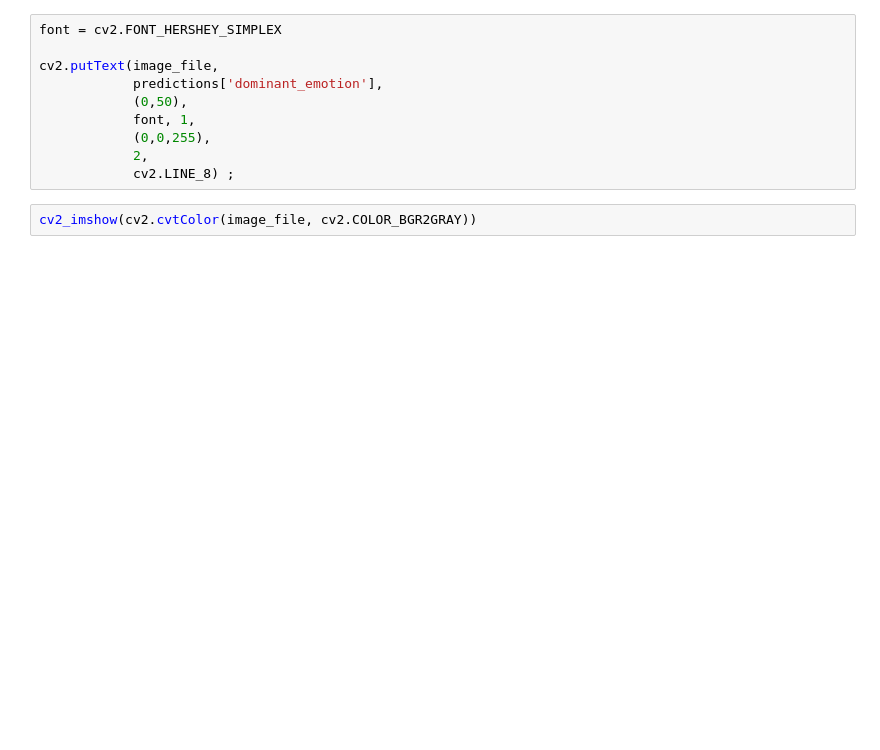
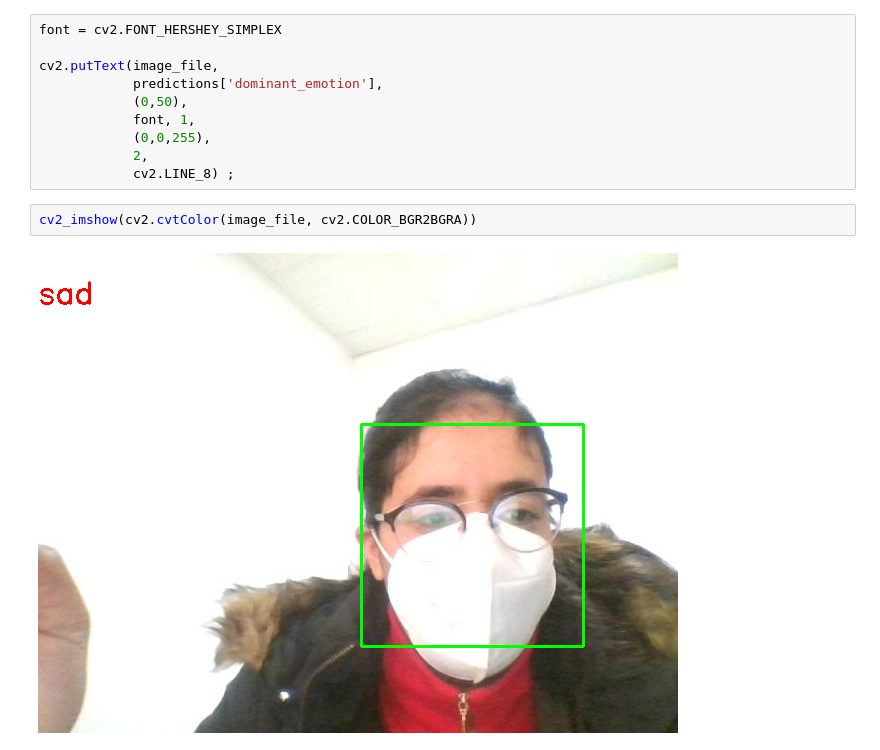
Before and after one commit to Souguiroumaima7/Face-Detection, a Jupyter notebook: face_detection+Emotions.ipynb, the cells around one changed output. Cells and saved outputs as stored; diff of their text form; blank space fills up the shorter version.

```diff
--- a/face_detection+Emotions.ipynb
+++ b/face_detection+Emotions.ipynb
@@ -263,4 +357,6 @@ cv2.putText(image_file,
             2,
             cv2.LINE_8) ;
 # %%
-cv2_imshow(cv2.cvtColor(image_file, cv2.COLOR_BGR2GRAY))
+cv2_imshow(cv2.cvtColor(image_file, cv2.COLOR_BGR2BGRA))
+# %% [output]
+[figure, added]
```
Also changed, not shown: parts of 13 cells of this notebook.
